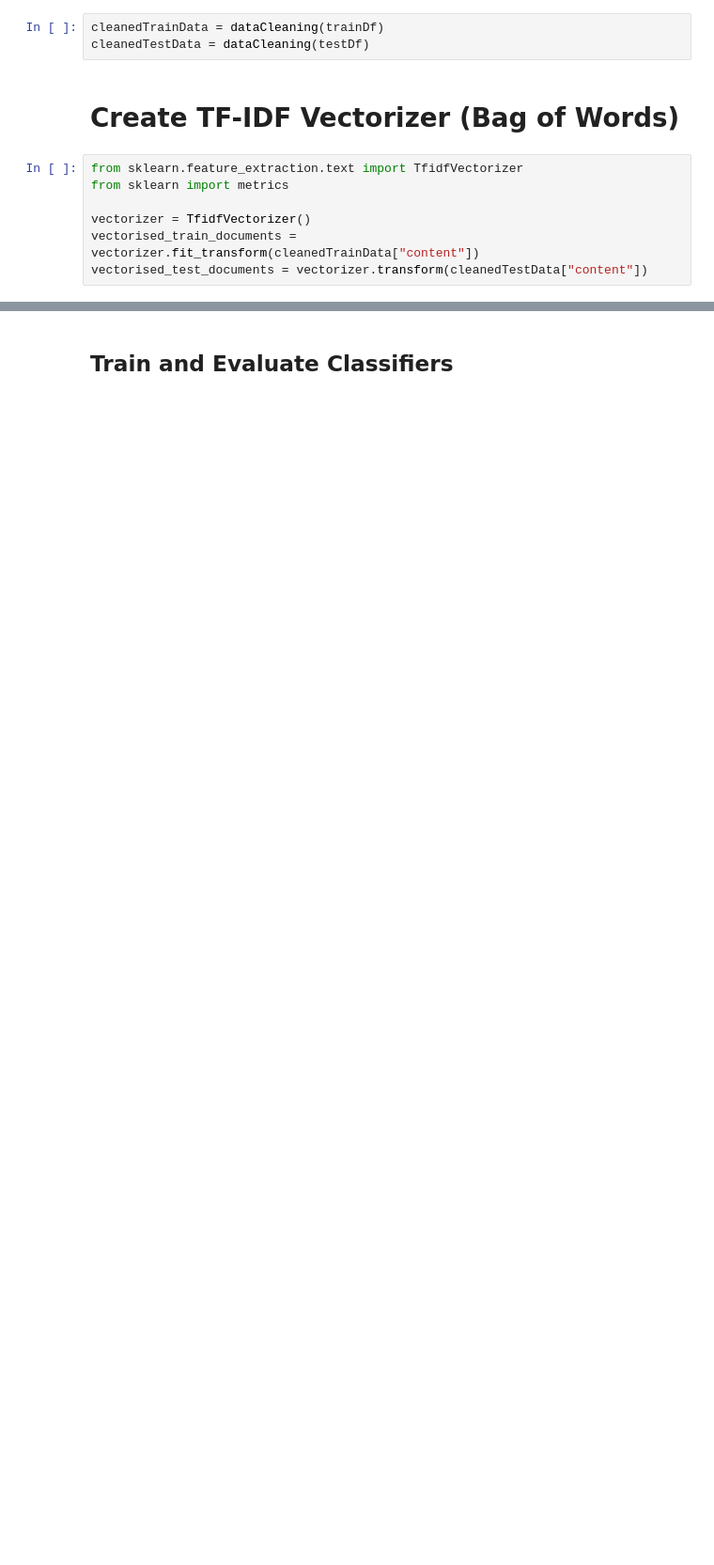
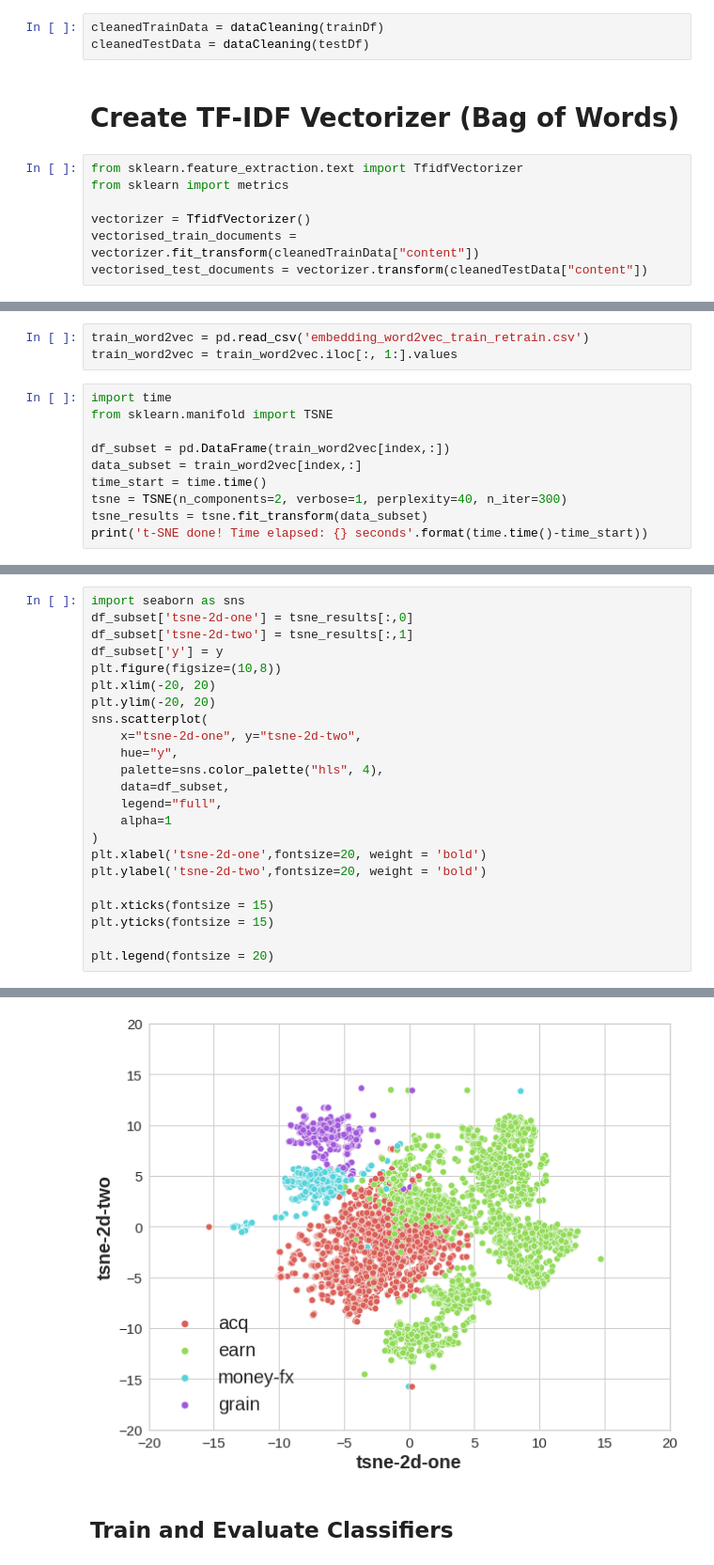
Before and after one commit to leilin-research/reuters, a Jupyter notebook: Reuters_DataVisualization.ipynb, the cells around one changed output, grey strips where cells are left out. Shown: that part at 94% size. Saved outputs shown, nothing was run; the diff lists cells and outputs as text; blank space fills up the shorter version.

Commit message:
add LSTM models and visulize embedding space of word2vec

```diff
--- a/Reuters_DataVisualization.ipynb
+++ b/Reuters_DataVisualization.ipynb
@@ -314,0 +341,13 @@ plt.legend(fontsize = 20)
+# %%
+train_word2vec = pd.read_csv('embedding_word2vec_train_retrain.csv')
+train_word2vec = train_word2vec.iloc[:, 1:].values
+# %%
+import time
+from sklearn.manifold import TSNE
+
+df_subset = pd.DataFrame(train_word2vec[index,:])
+data_subset = train_word2vec[index,:]
+time_start = time.time()
+tsne = TSNE(n_components=2, verbose=1, perplexity=40, n_iter=300)
+tsne_results = tsne.fit_transform(data_subset)
+print('t-SNE done! Time elapsed: {} seconds'.format(time.time()-time_start))
@@ -314,0 +368,24 @@ plt.legend(fontsize = 20)
+# %%
+import seaborn as sns
+df_subset['tsne-2d-one'] = tsne_results[:,0]
+df_subset['tsne-2d-two'] = tsne_results[:,1]
+df_subset['y'] = y
+plt.figure(figsize=(10,8))
+plt.xlim(-20, 20)
+plt.ylim(-20, 20)
+sns.scatterplot(
+    x="tsne-2d-one", y="tsne-2d-two",
+    hue="y",
+    palette=sns.color_palette("hls", 4),
+    data=df_subset,
+    legend="full",
+    alpha=1
+)
+plt.xlabel('tsne-2d-one',fontsize=20, weight = 'bold')
+plt.ylabel('tsne-2d-two',fontsize=20, weight = 'bold')
+
+plt.xticks(fontsize = 15)
+plt.yticks(fontsize = 15)
+
+plt.legend(fontsize = 20)
+# %% [output]
@@ -315,3 +393,4 @@ plt.legend(fontsize = 20)
+[figure, added]
 # %% [markdown]
 ## Train and Evaluate Classifiers
 # %%
```
Also changed, not shown: parts of 15 cells of this notebook, 2 other files.
